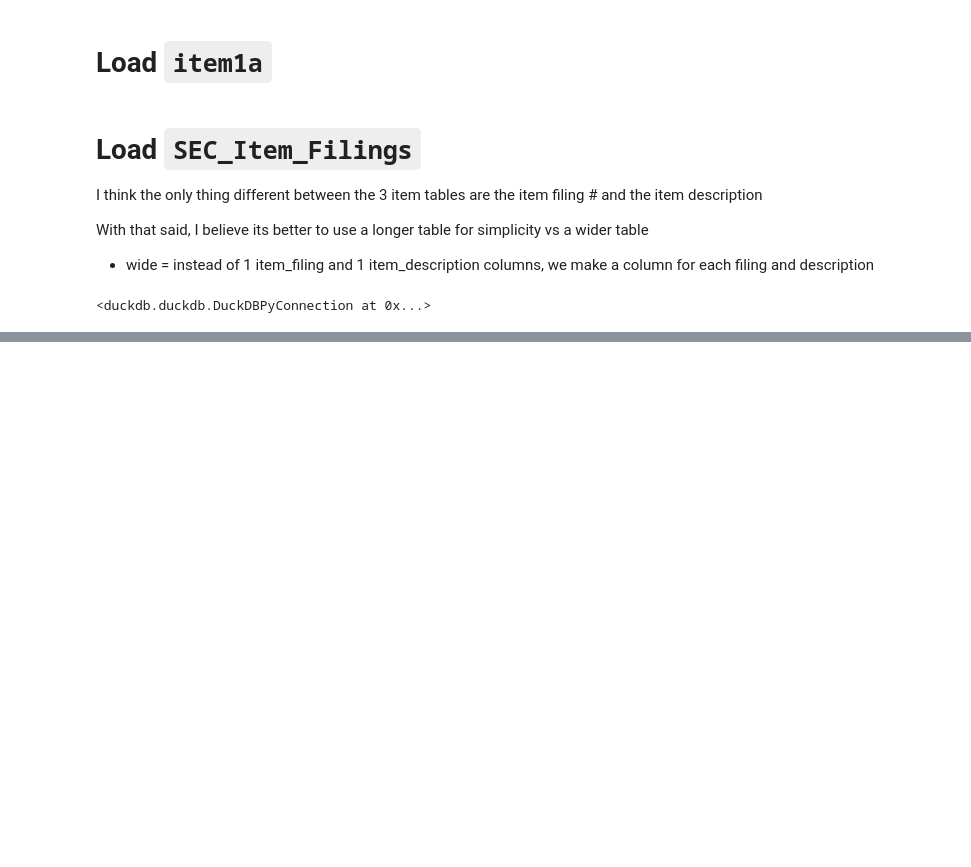
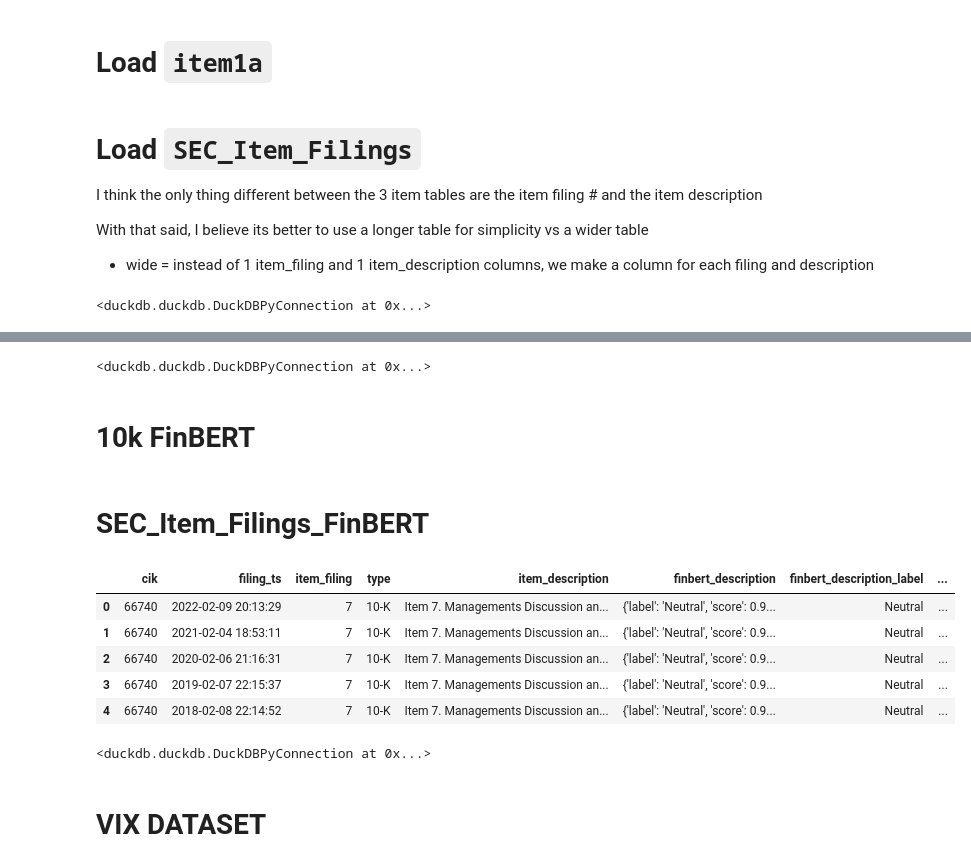
Before and after one commit to luchomame/financial-risk-scoring-nlp, a Jupyter notebook: notebooks/db_creation.ipynb, the cells around one changed output, grey strips where cells are left out. Cells and saved outputs as stored; diff of their text form; code cells hidden in the pictures; blank space fills up the shorter version.

Commit message:
updated db creation script to include finbert tables. included finbert scripts

```diff
--- a/notebooks/db_creation.ipynb
+++ b/notebooks/db_creation.ipynb
@@ -803,0 +1148,5 @@ con.close()
+# %%
+con.execute("truncate headlines.tokens_title")
+con.execute("INSERT INTO headlines.tokens_title select * from df_tokens_title")
+# %% [output]
+<duckdb.duckdb.DuckDBPyConnection at 0x...>
@@ -803,0 +1155,7 @@ con.close()
+# %% [markdown]
+# 10k FinBERT
+# %%
+con = duckdb.connect("financial_news.db")
+finbert_csv = "sp500_with_all_finbert_scores.csv"
+# # SO THIS ONE WILL HAVE DUPES! NEED TO DEDUPE!
+# tokens_csv = "tokens.csv"
@@ -803,0 +1187,12 @@ con.close()
+# %% [markdown]
+# SEC_Item_Filings_FinBERT
+# %%
+finbert_10k_df = pd.read_csv(finbert_csv)
+finbert_10k_df.head()
+# %% [output]
+|  | cik | filing_ts | item_filing | type | item_description | finbert_description | finbert_description_label | ... |
+| 0 | 66740 | 2022-02-09 20:13:29 | 7 | 10-K | Item 7. Managements Discussion an... | {'label': 'Neutral', 'score': 0.9... | Neutral | ... |
+| 1 | 66740 | 2021-02-04 18:53:11 | 7 | 10-K | Item 7. Managements Discussion an... | {'label': 'Neutral', 'score': 0.9... | Neutral | ... |
+| 2 | 66740 | 2020-02-06 21:16:31 | 7 | 10-K | Item 7. Managements Discussion an... | {'label': 'Neutral', 'score': 0.9... | Neutral | ... |
+| 3 | 66740 | 2019-02-07 22:15:37 | 7 | 10-K | Item 7. Managements Discussion an... | {'label': 'Neutral', 'score': 0.9... | Neutral | ... |
+| 4 | 66740 | 2018-02-08 22:14:52 | 7 | 10-K | Item 7. Managements Discussion an... | {'label': 'Neutral', 'score': 0.9... | Neutral | ... |
@@ -803,0 +1201,5 @@ con.close()
+# %%
+con.execute("truncate sp500.SEC_Item_Filings_FinBERT")
+con.execute("INSERT INTO sp500.SEC_Item_Filings_FinBERT select * from finbert_10k_df")
+# %% [output]
+<duckdb.duckdb.DuckDBPyConnection at 0x...>
@@ -803,0 +1208,2 @@ con.close()
+# %% [markdown]
+# VIX DATASET
```
Also changed, not shown: parts of 36 cells of this notebook, 1 other file.
